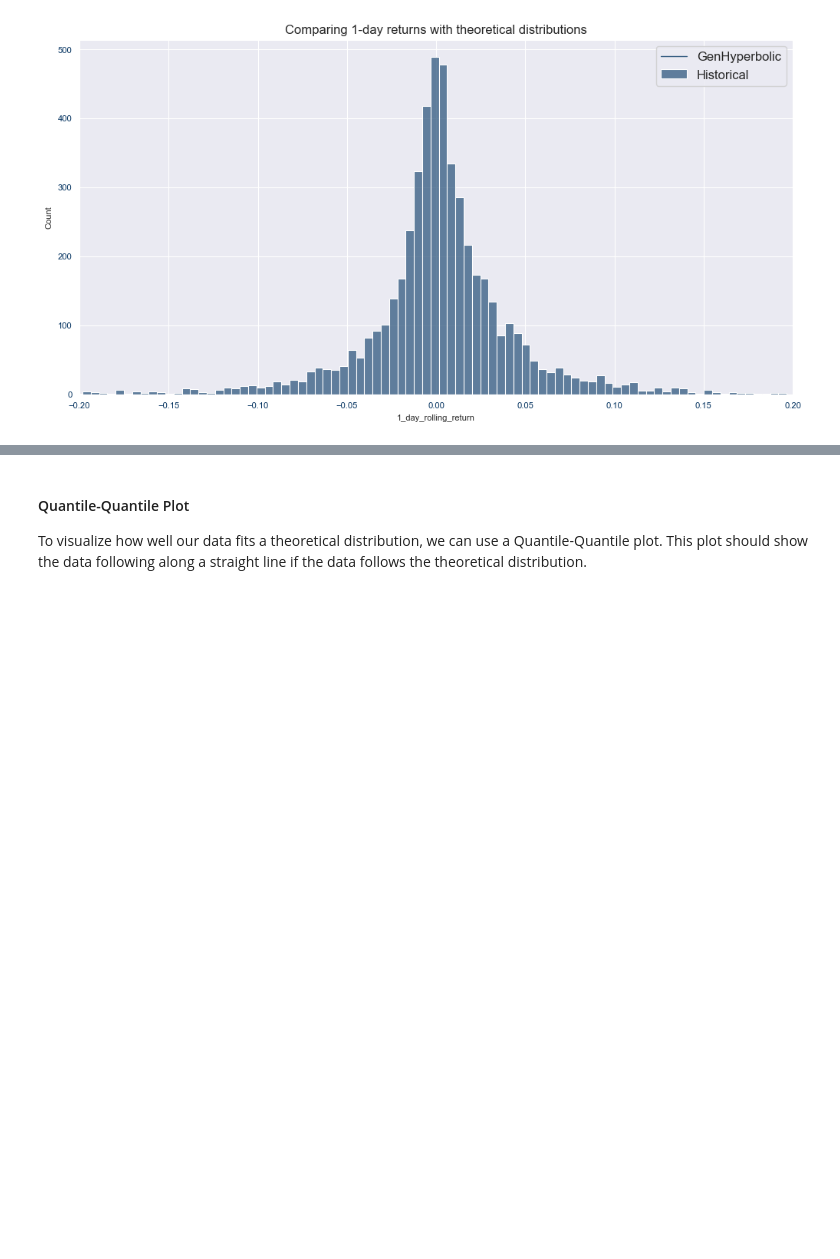
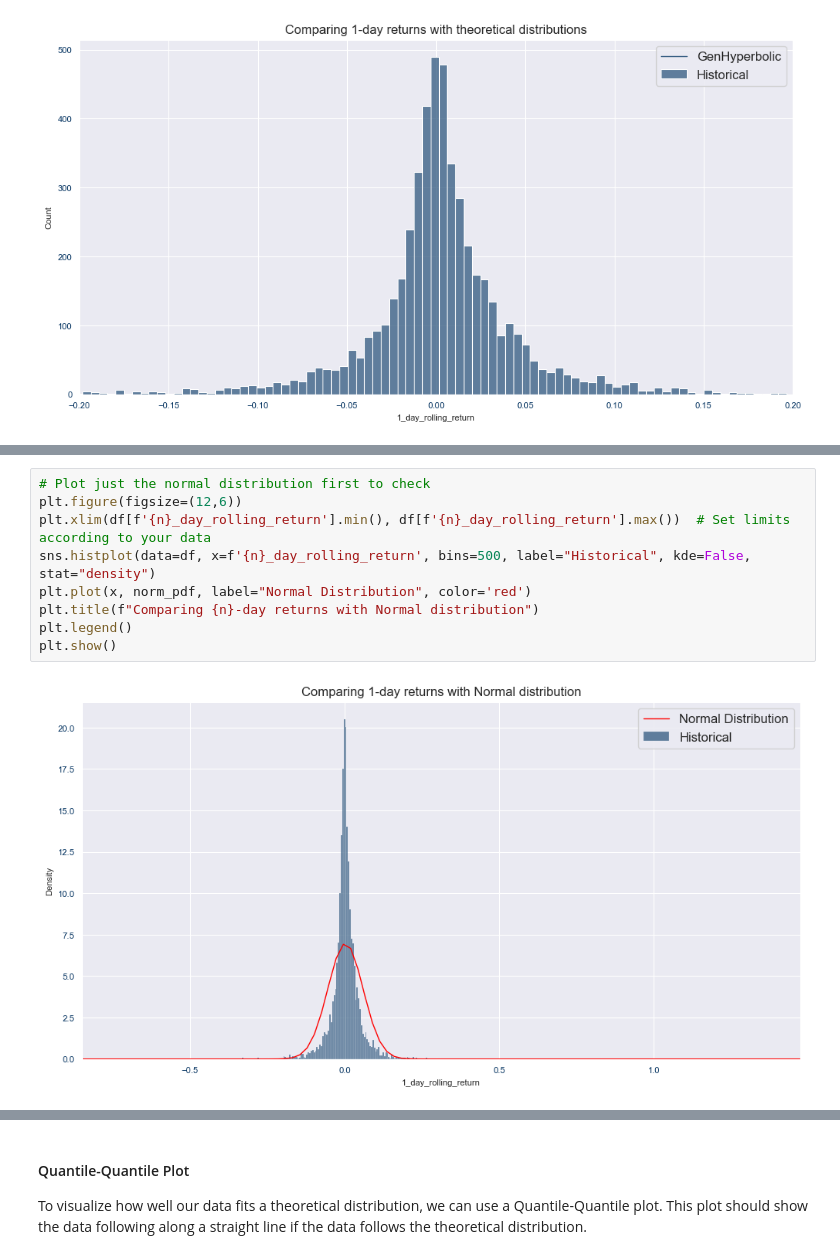
Before and after one commit to notp1ssed/ProjetoFinal-PosGraduacaoEngenhariaFinanceira, a Jupyter notebook: bitcoin_distribution_nakamoto_swan_research.ipynb, the cells around one changed output, grey strips where cells are left out. Saved outputs shown, nothing was run; the diff lists cells and outputs as text; blank space fills up the shorter version.

```diff
--- a/bitcoin_distribution_nakamoto_swan_research.ipynb
+++ b/bitcoin_distribution_nakamoto_swan_research.ipynb
@@ -202,0 +240,11 @@ plt.show()
+# %%
+# Plot just the normal distribution first to check
+plt.figure(figsize=(12,6))
+plt.xlim(df[f'{n}_day_rolling_return'].min(), df[f'{n}_day_rolling_return'].max())  # Set limits according to your data
+sns.histplot(data=df, x=f'{n}_day_rolling_return', bins=500, label="Historical", kde=False, stat="density")
+plt.plot(x, norm_pdf, label="Normal Distribution", color='red')
+plt.title(f"Comparing {n}-day returns with Normal distribution")
+plt.legend()
+plt.show()
+# %% [output]
+[figure, added]
```
Also changed, not shown: parts of 10 cells of this notebook, 24 other files.
